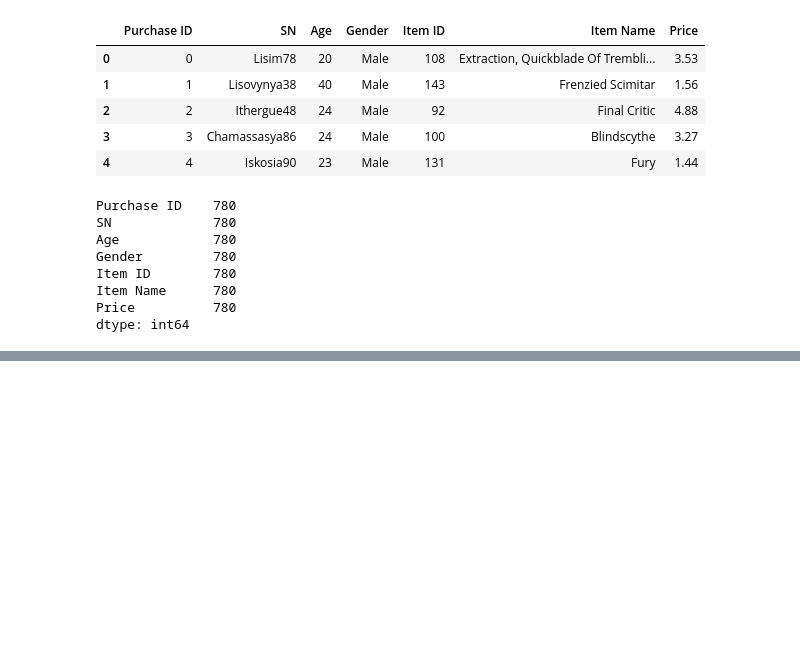
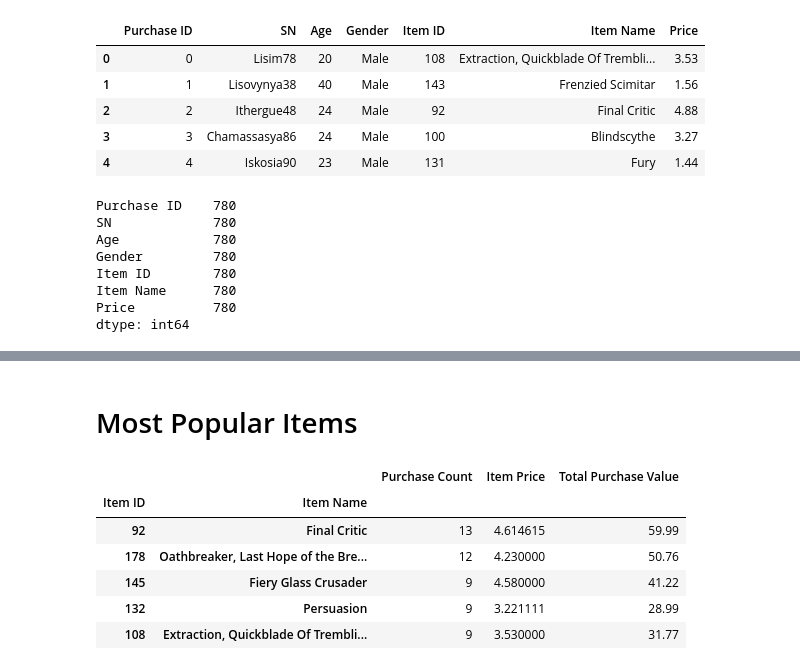
Before and after one commit to nbullerds/pandas-challenge, a Jupyter notebook: HeroesOfPymoli/HeroesOfPymoli.ipynb, the cells around one changed output, grey strips where cells are left out. Saved outputs shown, nothing was run; the diff lists cells and outputs as text; code cells hidden in the pictures; blank space fills up the shorter version.

```diff
--- a/HeroesOfPymoli/HeroesOfPymoli.ipynb
+++ b/HeroesOfPymoli/HeroesOfPymoli.ipynb
@@ -221,0 +259,22 @@ age_group_df
+# %%
+# Create a dataframe with the needed
+item_group_df = hop_df[['Item ID', 'Item Name', 'Price']]
+
+# Group the df by items
+item_group = item_group_df.groupby(['Item ID', 'Item Name'])
+
+# Calculate the purchase count, average price, and total purchase value of each item
+item_grouped_by_df = item_group[['Item ID']].count()
+item_grouped_by_df['Item Price'] = item_group[['Price']].mean()
+item_grouped_by_df['Total Purchase Value'] = item_group[['Price']].sum()
+
+# Rename the columns appropriately
+item_grouped_by_df = item_grouped_by_df.rename(columns={"Item ID" : "Purchase Count"})
+
+# Sort by most often purchased item
+item_grouped_by_df = item_grouped_by_df.sort_values(by='Purchase Count', ascending=False)
+
+# Format the price column appropriately (keeping a seperate, unformatted df for later use)
+b_item_grouped_by_df = item_grouped_by_df
+item_grouped_by_df["Total Purchase Value"].map("${:.2f}".format)
+item_grouped_by_df["Item Price"].map("${:.2f}".format)
@@ -221,0 +295,12 @@ age_group_df
+# %% [markdown]
+# Most Popular Items
+# %%
+item_grouped_by_df.head()
+# %% [output]
+|  |  | Purchase Count | Item Price | Total Purchase Value |
+| Item ID | Item Name |  |  |  |
+| 92 | Final Critic | 13 | 4.614615 | 59.99 |
+| 178 | Oathbreaker, Last Hope of the Bre... | 12 | 4.230000 | 50.76 |
+| 145 | Fiery Glass Crusader | 9 | 4.580000 | 41.22 |
+| 132 | Persuasion | 9 | 3.221111 | 28.99 |
+| 108 | Extraction, Quickblade Of Trembli... | 9 | 3.530000 | 31.77 |
```
Also changed, not shown: parts of 27 cells of this notebook.
